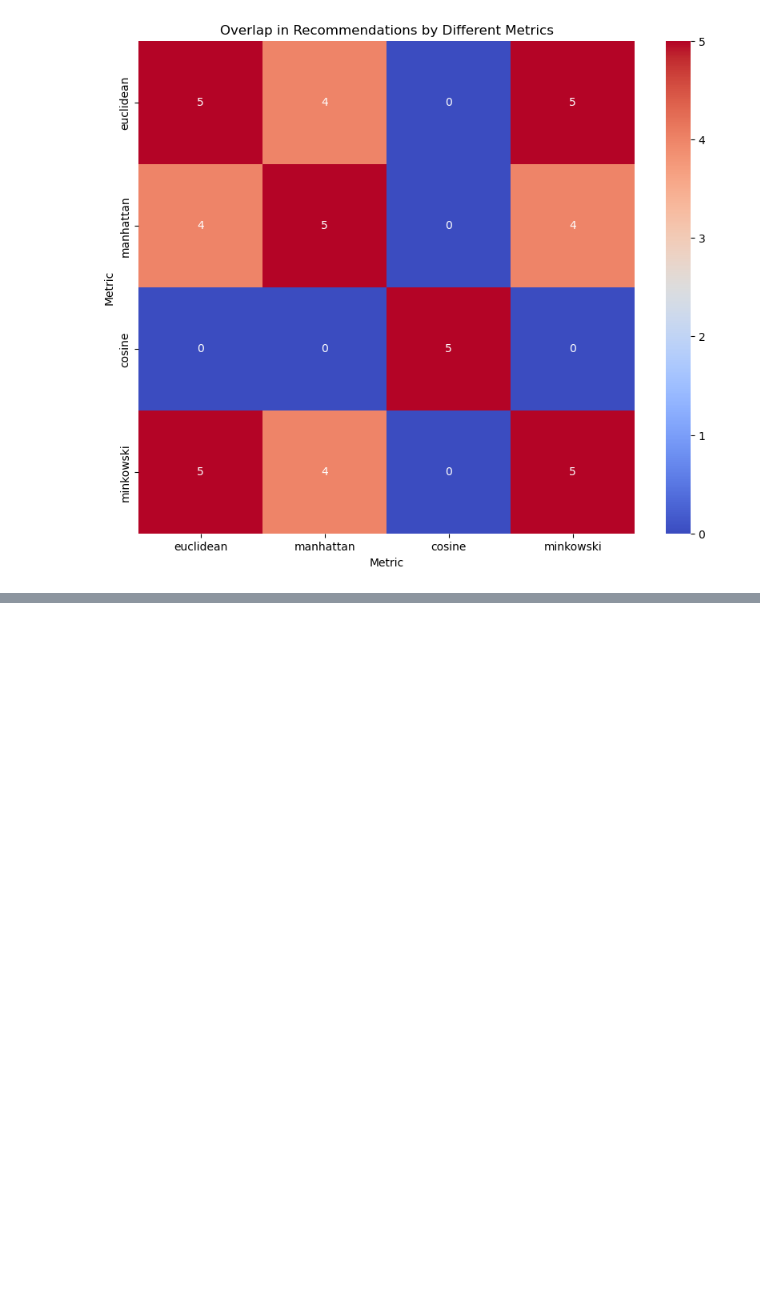
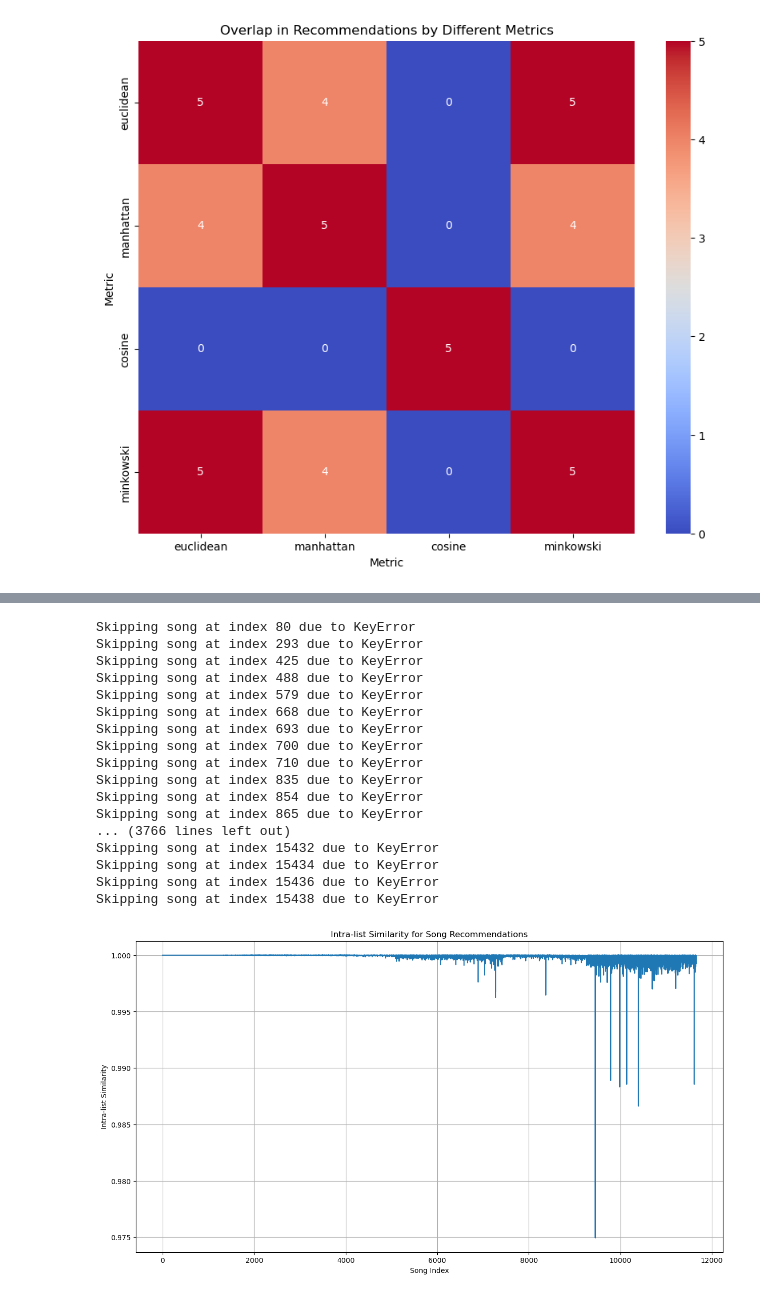
Before and after one commit to mosmolov/Recommendio, a Jupyter notebook: knn.ipynb, the cells around one changed output, grey strips where cells are left out. Cells and saved outputs as stored; diff of their text form; code cells hidden in the pictures; blank space fills up the shorter version.

Commit message:
Added Graphs to Display Intra-list Similarity

```diff
--- a/knn.ipynb
+++ b/knn.ipynb
@@ -120,0 +116,47 @@ ________________________
+# %%
+import matplotlib.pyplot as plt
+import warnings
+warnings.filterwarnings('ignore')
+
+
+df = pd.read_csv('genres_v2.csv')
+df_unique_songs = df.drop_duplicates(subset='song_name', keep='first')
+
+
+intraListSimilarities = []
+for i in range(0, len(df_unique_songs)):
+    try:
+        recommendations = get_recommendations(df_unique_songs['song_name'][i], 'cosine')
+        currIntraListSimilarity = calculate_intra_list_similarity(recommendations)
+        intraListSimilarities.append(currIntraListSimilarity)
+        #print("Intra-list similarity for song recommendations for song", df_unique_songs['song_name'][i], ":", currIntraListSimilarity)
+    except KeyError:
+        print("Skipping song at index", i, "due to KeyError")
+
+# create visualization for intra-list similarities
+plt.figure(figsize=(15, 8))
+plt.plot(intraListSimilarities)
+plt.title('Intra-list Similarity for Song Recommendations')
+plt.xlabel('Song Index')
+plt.ylabel('Intra-list Similarity')
+plt.grid(True)
+plt.show()
+# %% [output]
+Skipping song at index 80 due to KeyError
+Skipping song at index 293 due to KeyError
+Skipping song at index 425 due to KeyError
+Skipping song at index 488 due to KeyError
+Skipping song at index 579 due to KeyError
+Skipping song at index 668 due to KeyError
+Skipping song at index 693 due to KeyError
+Skipping song at index 700 due to KeyError
+Skipping song at index 710 due to KeyError
+Skipping song at index 835 due to KeyError
+Skipping song at index 854 due to KeyError
+Skipping song at index 865 due to KeyError
+... (3766 lines left out)
+Skipping song at index 15432 due to KeyError
+Skipping song at index 15434 due to KeyError
+Skipping song at index 15436 due to KeyError
+Skipping song at index 15438 due to KeyError
+[figure, added]
```
Also changed, not shown: parts of 2 cells of this notebook, 1 other file.
